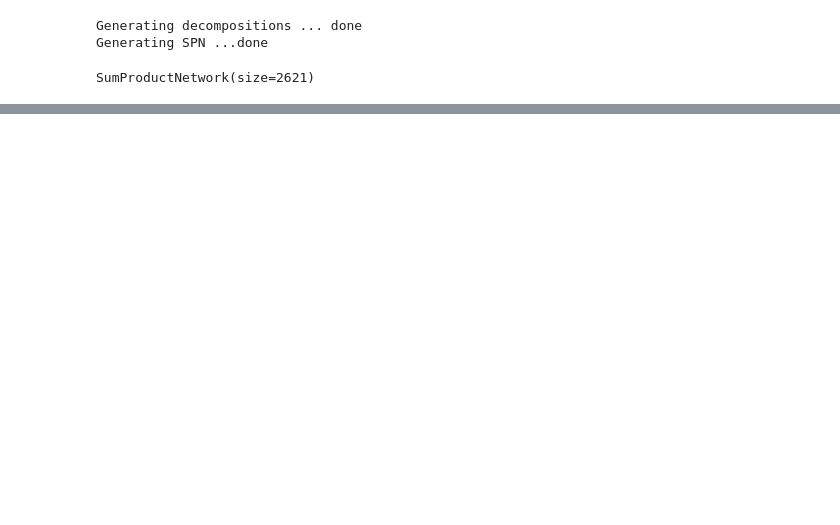
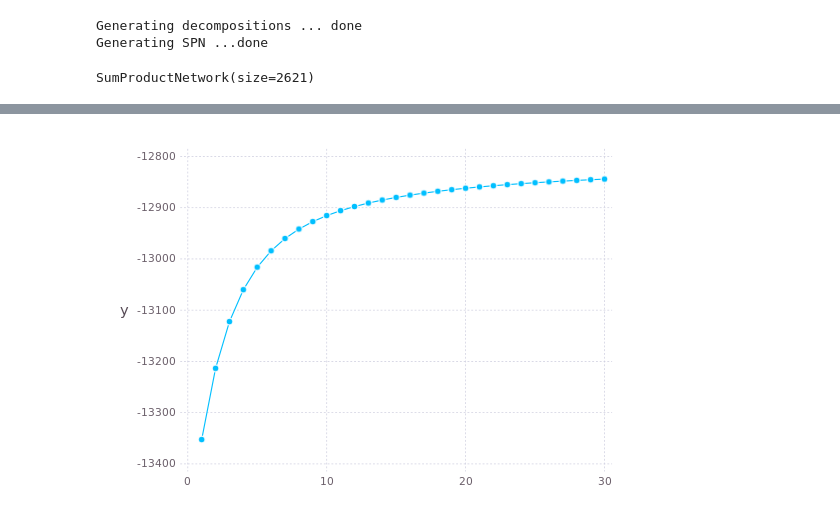
Before and after one commit to rlefmann/SPN.jl, a Jupyter notebook: examples/mnist.ipynb, the cells around one changed output, grey strips where cells are left out. Saved outputs shown, nothing was run; the diff lists cells and outputs as text; code cells hidden in the pictures; blank space fills up the shorter version.

```diff
--- a/examples/mnist.ipynb
+++ b/examples/mnist.ipynb
@@ -84,7 +90,7 @@ var(x, 1) = [3.32725e5 2.43284e5 2.11507e5 1.84776e5 1.66927e5 147845.0 1.12178e
 function normalizeDataset!(x::AbstractArray)
     x = x .- mean(x,1)
     x = x
-    return x ./ var(x,1)
+    return x ./ std(x,1)
 end
 # %% [output]
 normalizeDataset! (generic function with 1 method)
@@ -99,3 +97,4 @@ var(A, 1) = [1.0 1.0 1.0 1.0]
 # %%
 x = normalizeDataset!(x)
+x = x[1:1000,:]
 # %% [output]
@@ -122,3 +121,5 @@ spn = structureLearnPoon(x,3,3,nsum=5,nleaf=10,baseres=1)
 Generating decompositions ... done
 Generating SPN ...done
 SumProductNetwork(size=2621)
+# %%
+llhvals = parameterLearnEM!(spn, x)
@@ -124,0 +161,4 @@ SumProductNetwork(size=2621)
+# %%
+plot(y=llhvals, Geom.point, Geom.line)
+# %% [output]
+[figure, added]
```
Also changed, not shown: parts of 9 cells of this notebook, 2 other files.
